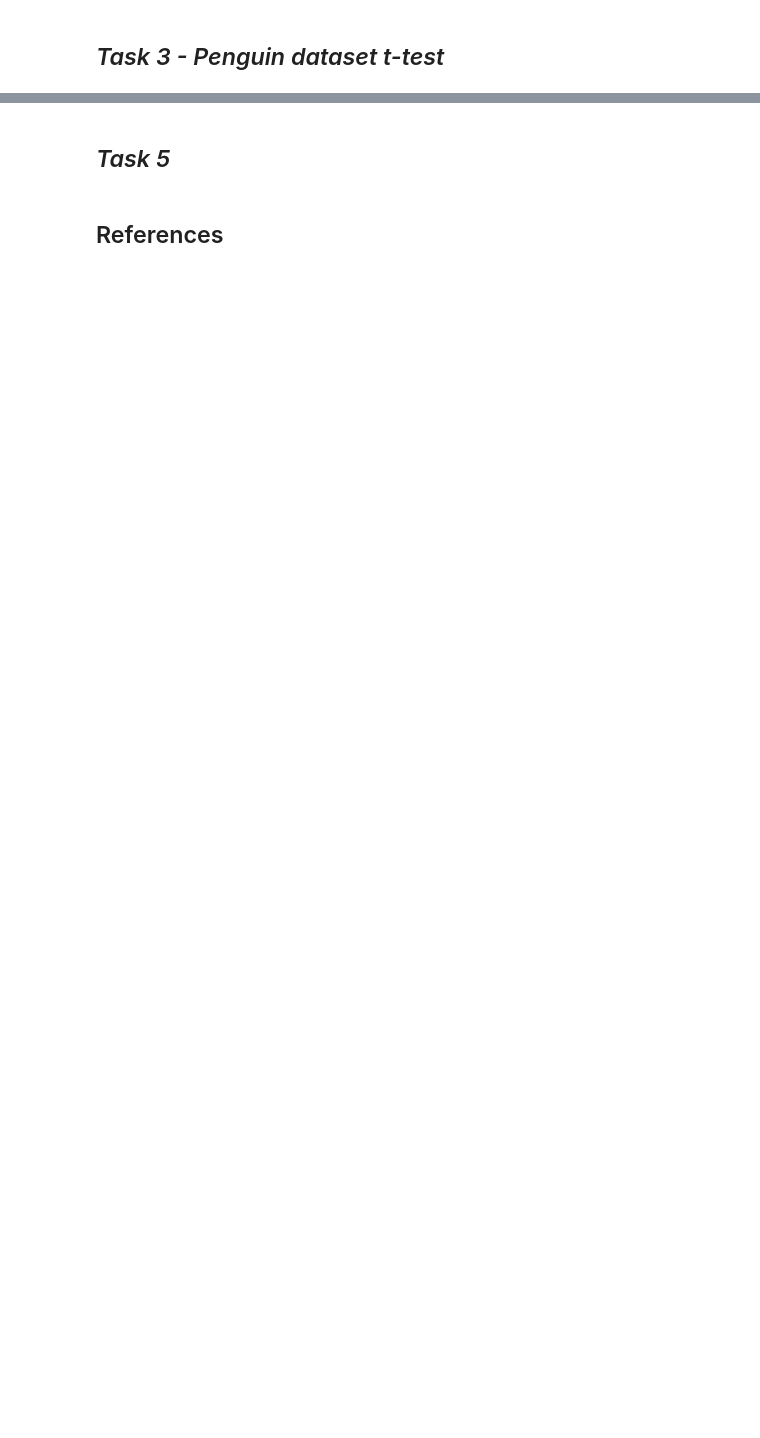
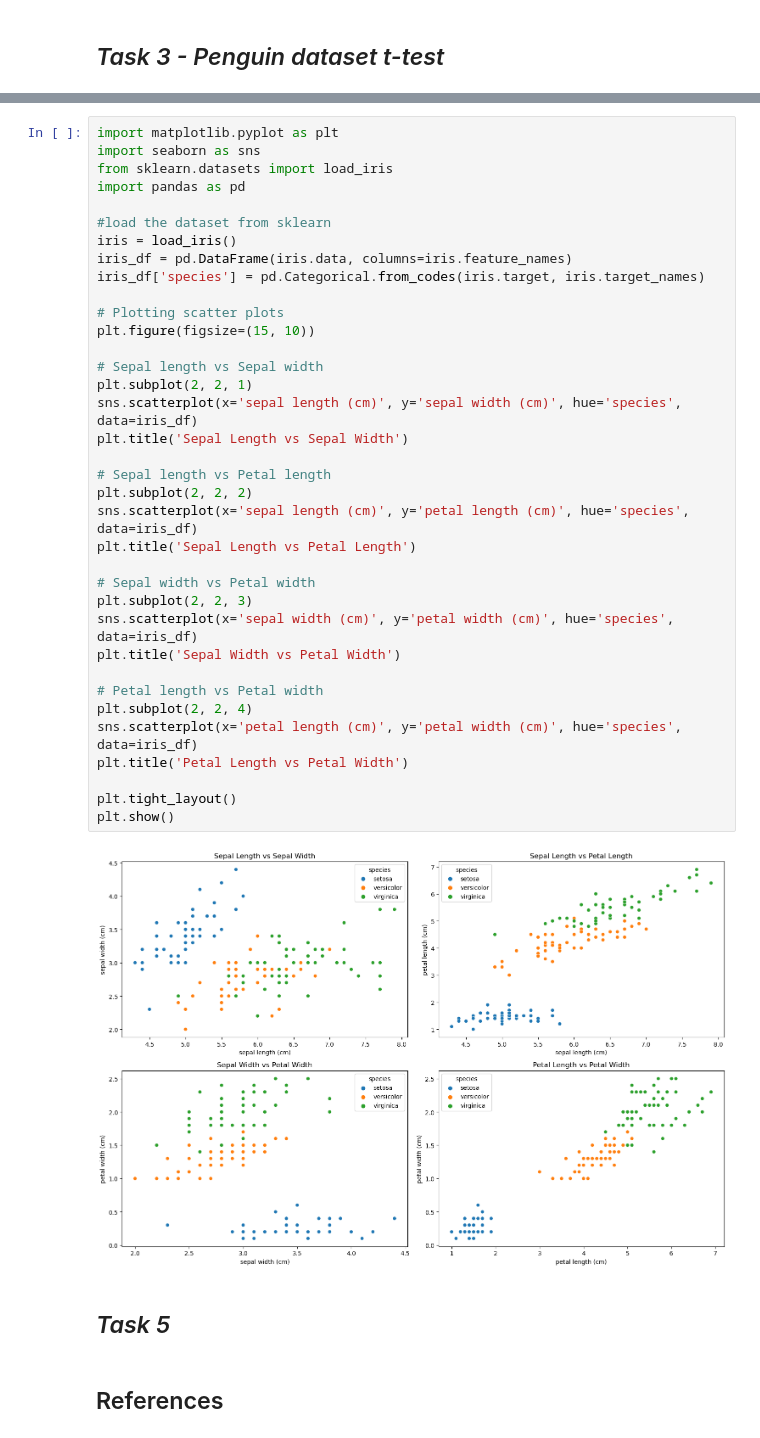
Before and after one commit to dreapadoir/Machine_Learning_and_Statistics, a Jupyter notebook: tasks.ipynb, the cells around one changed output, grey strips where cells are left out. Saved outputs shown, nothing was run; the diff lists cells and outputs as text; blank space fills up the shorter version.

```diff
--- a/tasks.ipynb
+++ b/tasks.ipynb
@@ -153,3 +157,41 @@ There is evidence of a significant difference in body mass between male and fema
+# %%
+import matplotlib.pyplot as plt
+import seaborn as sns
+from sklearn.datasets import load_iris
+import pandas as pd
+
+#load the dataset from sklearn
+iris = load_iris()
+iris_df = pd.DataFrame(iris.data, columns=iris.feature_names)
+iris_df['species'] = pd.Categorical.from_codes(iris.target, iris.target_names)
+
+# Plotting scatter plots
+plt.figure(figsize=(15, 10))
+
+# Sepal length vs Sepal width
+plt.subplot(2, 2, 1)
+sns.scatterplot(x='sepal length (cm)', y='sepal width (cm)', hue='species', data=iris_df)
+plt.title('Sepal Length vs Sepal Width')
+
+# Sepal length vs Petal length
+plt.subplot(2, 2, 2)
+sns.scatterplot(x='sepal length (cm)', y='petal length (cm)', hue='species', data=iris_df)
+plt.title('Sepal Length vs Petal Length')
+
+# Sepal width vs Petal width
+plt.subplot(2, 2, 3)
+sns.scatterplot(x='sepal width (cm)', y='petal width (cm)', hue='species', data=iris_df)
+plt.title('Sepal Width vs Petal Width')
+
+# Petal length vs Petal width
+plt.subplot(2, 2, 4)
+sns.scatterplot(x='petal length (cm)', y='petal width (cm)', hue='species', data=iris_df)
+plt.title('Petal Length vs Petal Width')
+
+plt.tight_layout()
+plt.show()
+# %% [output]
+[figure, added]
 # %% [markdown]
 ## *Task 5*
 # %% [markdown]
```
Also changed, not shown: parts of 11 cells of this notebook.
